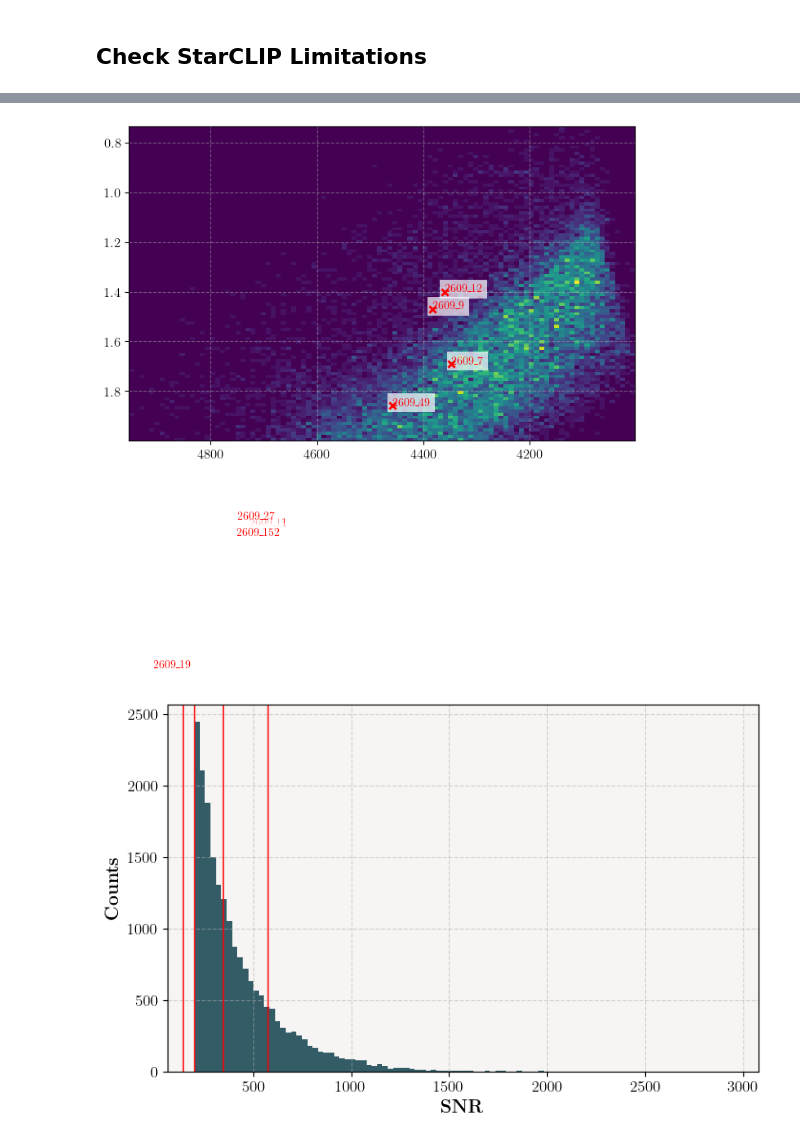
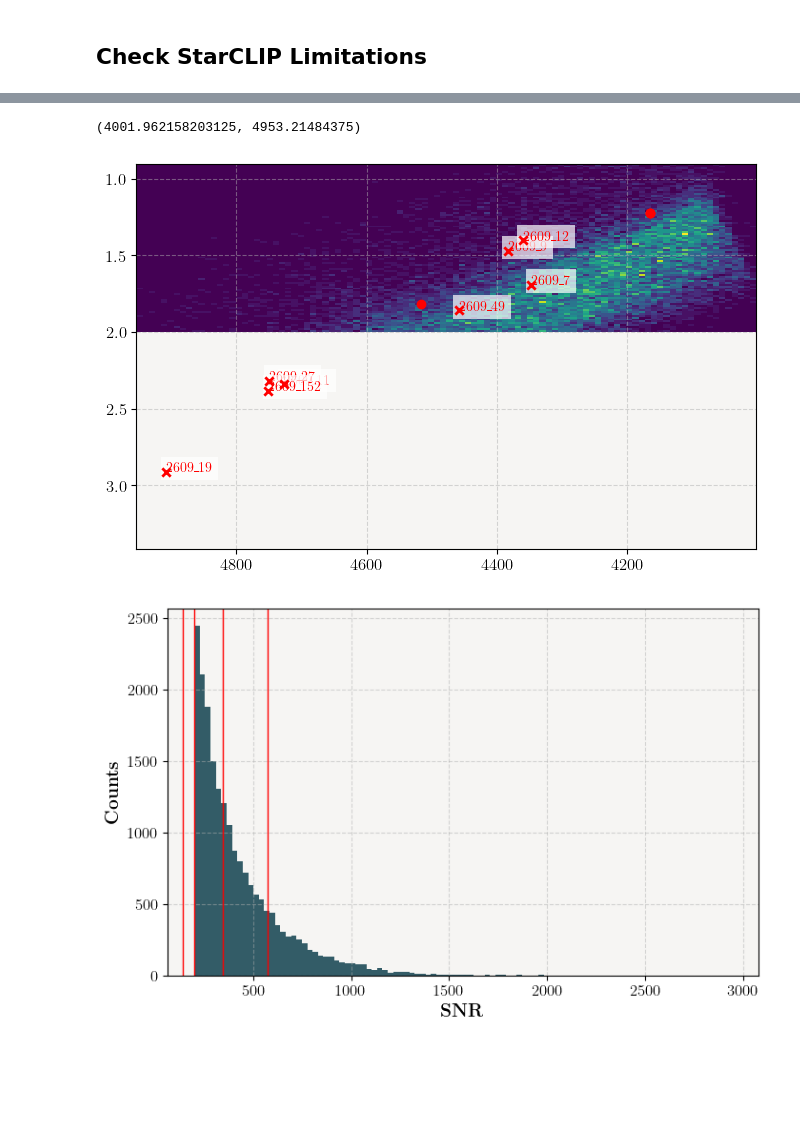
Before and after one commit to navawolfish/StarCLIP, a Jupyter notebook: M71/m71_correction.ipynb, the cells around one changed output, grey strips where cells are left out. Drawn from its saved outputs; the diff is of its cells as text; code cells hidden in the pictures; blank space fills up the shorter version.

```diff
--- a/M71/m71_correction.ipynb
+++ b/M71/m71_correction.ipynb
@@ -75,3 +84,7 @@ allstar[['FILE', 'TEFF', 'LOGG', 'FE_H'] + [col for col in allstar.columns if '_
 19799 rows × 38 columns
 # %% [markdown]
 ## **Check StarCLIP Limitations**
+# %%
+#load m71catalog
+catalog_dir = Path('/geir_data/scr/nwolfish/GIT_FOLDER/StarCLIP/M71')
+m71_catalog = pd.read_csv(catalog_dir / 'M71_xmatch_sources.csv')
@@ -77,0 +103,13 @@ allstar[['FILE', 'TEFF', 'LOGG', 'FE_H'] + [col for col in allstar.columns if '_
+# %%
+catalog_dir = Path('/geir_data/scr/nwolfish/GIT_FOLDER/StarCLIP/M71/DATA/catalogs')
+interp_catalog = catalog_dir / 'm71_catalog_with_interpolated_params.csv'
+interp_catalog = pd.read_csv(interp_catalog)
+# %%
+interp_catalog['in_apogee'] = interp_catalog['source_name'].isin(m71_catalog['source_name'])
+interp_catalog['in_teff_range'] = (interp_catalog['Teff_interp'] >= min(allstar['TEFF'])) & (interp_catalog['Teff_interp'] <= max(allstar['TEFF']))
+interp_catalog['in_logg_range'] = (interp_catalog['logg_interp'] >= min(allstar['LOGG'])) & (interp_catalog['logg_interp'] <= max(allstar['LOGG']))
+interp_catalog['usable'] = interp_catalog['in_teff_range'] & interp_catalog['in_logg_range']
+interp_catalog.to_csv(catalog_dir / 'm71_catalog_with_interpolated_params.csv', index = False)
+# %%
+usable = interp_catalog.loc[interp_catalog['usable']]
+usable
@@ -78,14 +125,20 @@ allstar[['FILE', 'TEFF', 'LOGG', 'FE_H'] + [col for col in allstar.columns if '_
+# %%
+starclip_teff_lims
+# %% [output]
+(4001.962158203125, 4953.21484375)
 # %%
 fig, ax = plt.subplots()
 plt.hist2d(allstar['TEFF'], allstar['LOGG'], bins = 100)
-[plt.text(source_df.loc[i, 'teff'], source_df.loc[i, 'logg'], source_df.loc[i, 'source_name'], color = 'red', bbox=dict(facecolor="white", alpha=0.7, edgecolor="none")) for i in range(len(source_df))]
-plt.scatter(source_df['teff'], source_df['logg'], c = 'red', marker = 'x', zorder = 11)
-
+[plt.text(m71_catalog.loc[i, 'teff'], m71_catalog.loc[i, 'logg'], m71_catalog.loc[i, 'source_name'], color = 'red', bbox=dict(facecolor="white", alpha=0.7, edgecolor="none")) for i in range(len(m71_catalog))]
+plt.scatter(m71_catalog['teff'], m71_catalog['logg'], c = 'red', marker = 'x', zorder = 11)
+plt.scatter(usable['Teff_interp'], usable['logg_interp'], c = 'red', marker = 'o', zorder = 20)
+ax.set_ylim(min(m71_catalog['logg']) - 0.5, max(m71_catalog['logg']) + 0.5)
+# ax.set_xlim(min(m71_catalog['teff']) + 200, max(m71_catalog['teff']) - 200)
 ax.invert_yaxis()
 ax.invert_xaxis()
 plt.show()
 # %% [output]
-[figure, old version]
+[figure, new version]
 # %%
 #clip
 max_teff = max(allstar['TEFF'])
```
Also changed, not shown: parts of 69 cells of this notebook, 17 other files.
